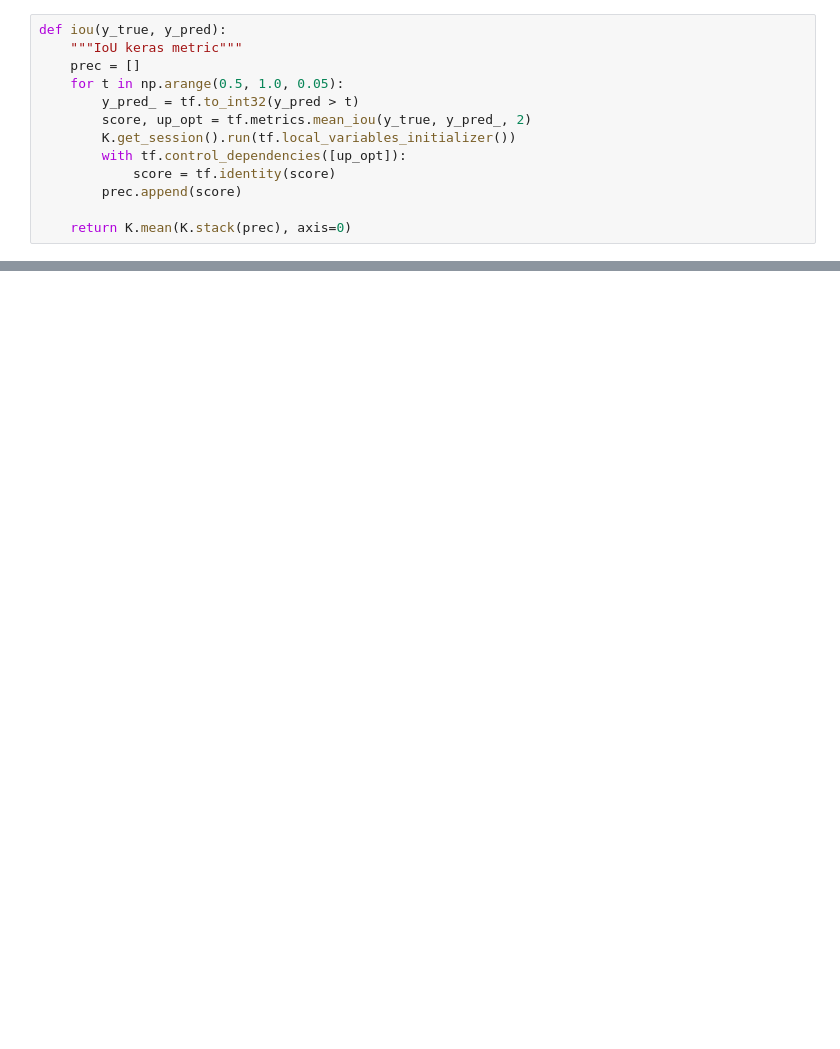
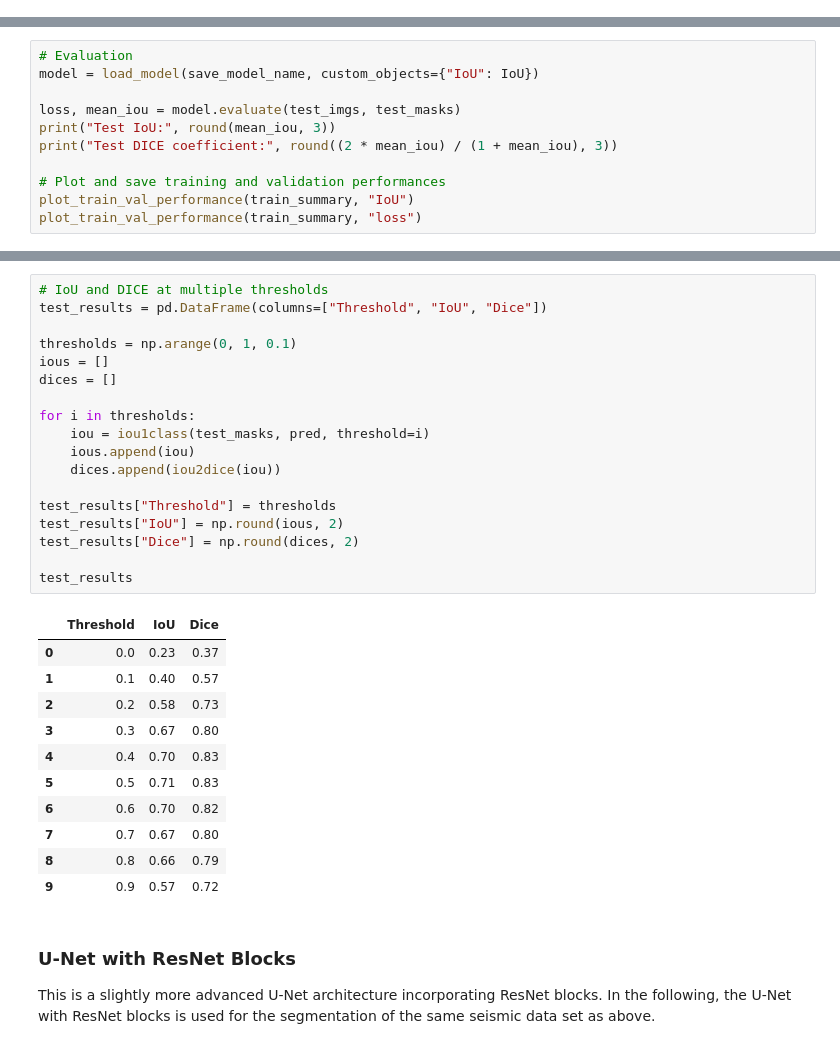
Before and after one commit to cspielvogel/Computer_Vision_Lecture_Notebooks, a Jupyter notebook: Jupyter-notebooks_Autoencoders/19_U-Net_Segmentation.ipynb, the cells around one changed output, grey strips where cells are left out. Saved outputs shown, nothing was run; the diff lists cells and outputs as text; blank space fills up the shorter version.

```diff
--- a/Jupyter-notebooks_Autoencoders/19_U-Net_Segmentation.ipynb
+++ b/Jupyter-notebooks_Autoencoders/19_U-Net_Segmentation.ipynb
@@ -135,13 +0,0 @@ def create_unet_model(input_shape):
-# %%
-def iou(y_true, y_pred):
-    """IoU keras metric"""
-    prec = []
-    for t in np.arange(0.5, 1.0, 0.05):
-        y_pred_ = tf.to_int32(y_pred > t)
-        score, up_opt = tf.metrics.mean_iou(y_true, y_pred_, 2)
-        K.get_session().run(tf.local_variables_initializer())
-        with tf.control_dependencies([up_opt]):
-            score = tf.identity(score)
-        prec.append(score)
-
-    return K.mean(K.stack(prec), axis=0)
@@ -326,0 +274,11 @@ plt.show()
+# %%
+# Evaluation
+model = load_model(save_model_name, custom_objects={"IoU": IoU})
+
+loss, mean_iou = model.evaluate(test_imgs, test_masks)
+print("Test IoU:", round(mean_iou, 3))
+print("Test DICE coefficient:", round((2 * mean_iou) / (1 + mean_iou), 3))
+
+# Plot and save training and validation performances
+plot_train_val_performance(train_summary, "IoU")
+plot_train_val_performance(train_summary, "loss")
@@ -326,0 +345,34 @@ plt.show()
+# %%
+# IoU and DICE at multiple thresholds
+test_results = pd.DataFrame(columns=["Threshold", "IoU", "Dice"])
+
+thresholds = np.arange(0, 1, 0.1)
+ious = []
+dices = []
+
+for i in thresholds:
+    iou = iou1class(test_masks, pred, threshold=i)
+    ious.append(iou)
+    dices.append(iou2dice(iou))
+
+test_results["Threshold"] = thresholds
+test_results["IoU"] = np.round(ious, 2)
+test_results["Dice"] = np.round(dices, 2)
+
+test_results
+# %% [output]
+|  | Threshold | IoU | Dice |
+| 0 | 0.0 | 0.23 | 0.37 |
+| 1 | 0.1 | 0.40 | 0.57 |
+| 2 | 0.2 | 0.58 | 0.73 |
+| 3 | 0.3 | 0.67 | 0.80 |
+| 4 | 0.4 | 0.70 | 0.83 |
+| 5 | 0.5 | 0.71 | 0.83 |
+| 6 | 0.6 | 0.70 | 0.82 |
+| 7 | 0.7 | 0.67 | 0.80 |
+| 8 | 0.8 | 0.66 | 0.79 |
+| 9 | 0.9 | 0.57 | 0.72 |
+# %% [markdown]
+### U-Net with ResNet Blocks
+This is a slightly more advanced U-Net architecture incorporating ResNet blocks.
+In the following, the U-Net with ResNet blocks is used for the segmentation of the same seismic data set as above.
```
Also changed, not shown: parts of 54 cells of this notebook.
